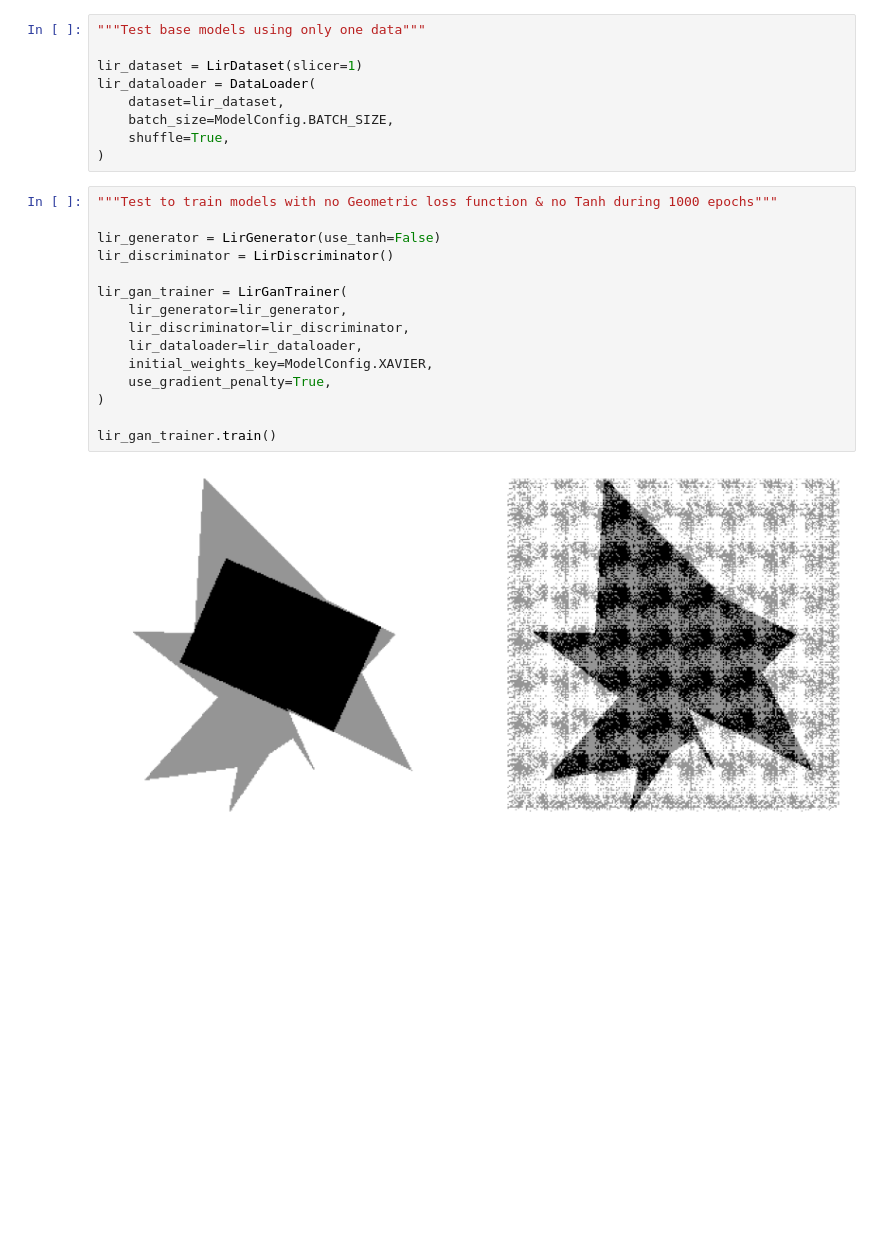
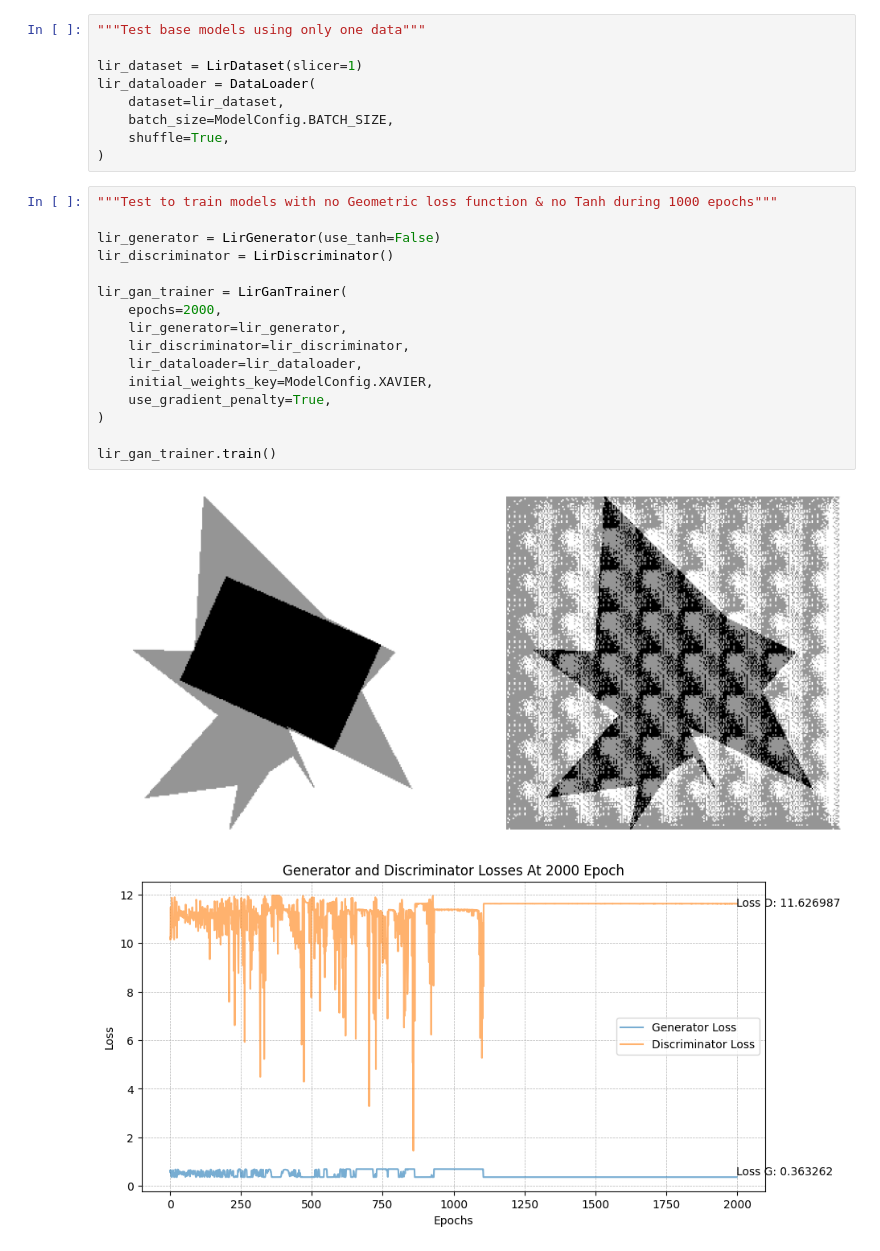
Before and after one commit to PARKCHEOLHEE-lab/gan-exer, a Jupyter notebook: lirGAN/lirGAN.ipynb, the cells around one changed output. Saved outputs shown, nothing was run; the diff lists cells and outputs as text; blank space fills up the shorter version.

```diff
--- a/lirGAN/lirGAN.ipynb
+++ b/lirGAN/lirGAN.ipynb
@@ -45,20 +45,22 @@ lir_dataloader = DataLoader(
 # %%
 """Test to train models with no Geometric loss function & no Tanh during 1000 epochs"""
 
 lir_generator = LirGenerator(use_tanh=False)
 lir_discriminator = LirDiscriminator()
 
 lir_gan_trainer = LirGanTrainer(
+    epochs=2000,
     lir_generator=lir_generator,
     lir_discriminator=lir_discriminator,
     lir_dataloader=lir_dataloader,
     initial_weights_key=ModelConfig.XAVIER,
     use_gradient_penalty=True,
 )
 
 lir_gan_trainer.train()
 # %% [output]
-[figure, old version]
+[figure, new version]
+[figure, added]
 # %%
 """Test to train models with no Geometric loss function & Tanh"""
 
```
Also changed, not shown: parts of 3 cells of this notebook.
